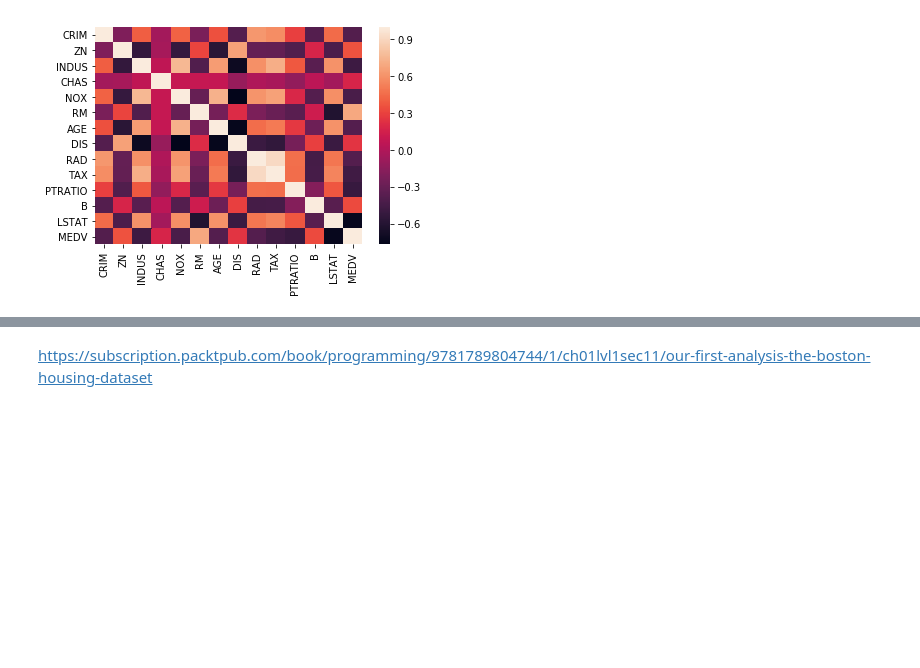
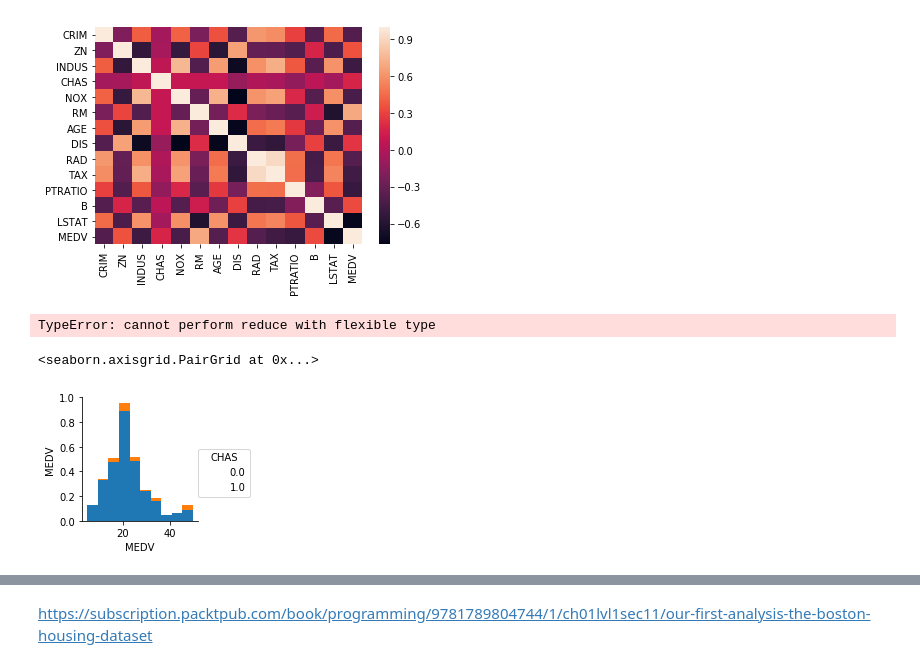
Before and after one commit to JohnONeillGMIT/MLandStatistics, a Jupyter notebook: Boston House Prices.ipynb, the cells around one changed output, grey strips where cells are left out. Cells and saved outputs as stored; diff of their text form; code cells hidden in the pictures; blank space fills up the shorter version.

```diff
--- a/Boston House Prices.ipynb
+++ b/Boston House Prices.ipynb
@@ -161,4 +158,33 @@ df.corr() provides data on the above table with the correlation between each set
      ax = sns.heatmap(df.corr())
 # %% [output]
 [figure]
+# %%
+# TODO: Minimum price of the data
+minimum_price = np.min('MEDV')
+
+# TODO: Maximum price of the data
+maximum_price = np.max('MEDV')
+
+# TODO: Mean price of the data
+mean_price = np.mean('MEDV')
+
+# TODO: Median price of the data
+median_price = np.median('MEDV')
+
+# TODO: Standard deviation of prices of the data
+std_price = np.std('MEDV')
+# Show the calculated statistics
+print("Statistics for Boston housing dataset:\n")
+print("Minimum price: ${:,.2f}".format(minimum_price))
+print("Maximum price: ${:,.2f}".format(maximum_price))
+print("Mean price: ${:,.2f}".format(mean_price))
+print("Median price: ${:,.2f}".format(median_price))
+print("Standard deviation of prices: ${:,.2f}".format(std_price))
+# %% [output]
+TypeError: cannot perform reduce with flexible type
+# %%
+sns.pairplot(df,vars = ['MEDV'],hue = 'CHAS')
+# %% [output]
+<seaborn.axisgrid.PairGrid at 0x...>
+[figure, added]
 # %%
```
Also changed, not shown: parts of 8 cells of this notebook.
